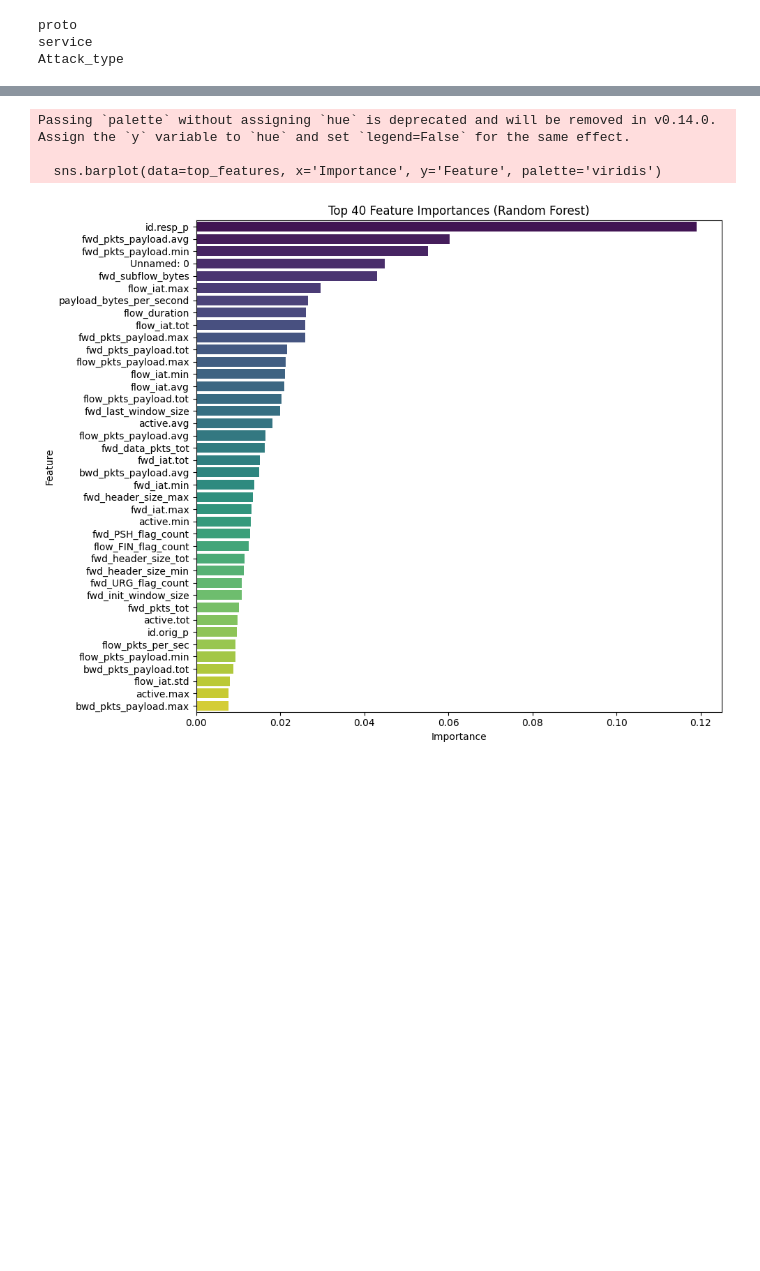
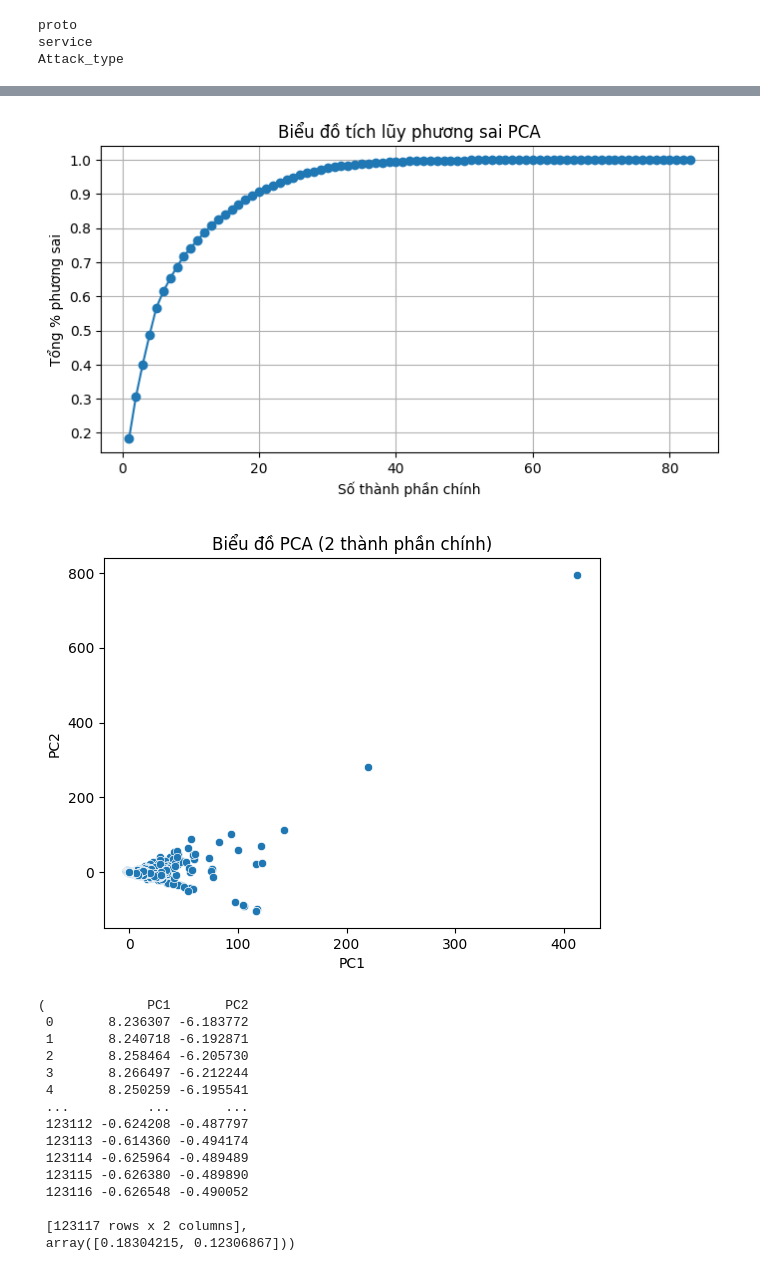
Before and after one commit to quixinh/ppnckh, a Jupyter notebook: EDA/EDA.ipynb, the cells around one changed output, grey strips where cells are left out. Saved outputs shown, nothing was run; the diff lists cells and outputs as text; code cells hidden in the pictures; blank space fills up the shorter version.

```diff
--- a/EDA/EDA.ipynb
+++ b/EDA/EDA.ipynb
@@ -94,6 +77,9 @@ proto
 service
 Attack_type
 # %%
+data = Preprocessing.delete_columns(data, ["Unnamed: 0",'service'])
+# data = data.loc[:, data.columns.notna()]
+
 data = Preprocessing.delete_columns(data, ['service'])
 data = Preprocessing.one_hot_encode(data, ['proto'])
 data = Preprocessing.label_encode(data, ['Attack_type'])
@@ -126,10 +110,23 @@ DataProcessing.shap_ex(X_train, y_train, X_test)
-# %%
-list = DataProcessing.select_feature(X_train, y_train)
-# %% [output]
-Passing `palette` without assigning `hue` is deprecated and will be removed in v0.14.0. Assign the `y` variable to `hue` and set `legend=False` for the same effect.
-
-  sns.barplot(data=top_features, x='Importance', y='Feature', palette='viridis')
-[figure, removed]
+# %%
+DataProcessing.pca_analysis(X, n_components=2, plot=True)
+# %% [output]
+[figure, added]
+[figure, added]
+(             PC1       PC2
+ 0       8.236307 -6.183772
+ 1       8.240718 -6.192871
+ 2       8.258464 -6.205730
+ 3       8.266497 -6.212244
+ 4       8.250259 -6.195541
+ ...          ...       ...
+ 123112 -0.624208 -0.487797
+ 123113 -0.614360 -0.494174
+ 123114 -0.625964 -0.489489
+ 123115 -0.626380 -0.489890
+ 123116 -0.626548 -0.490052
+
+ [123117 rows x 2 columns],
+ array([0.18304215, 0.12306867]))
 # %%
 Preprocessing.plot_heatmap(X_train[list['Feature']], y_train,'Attack_type')
 # %% [output]
```
Also changed, not shown: parts of 8 cells of this notebook, 3 other files.
